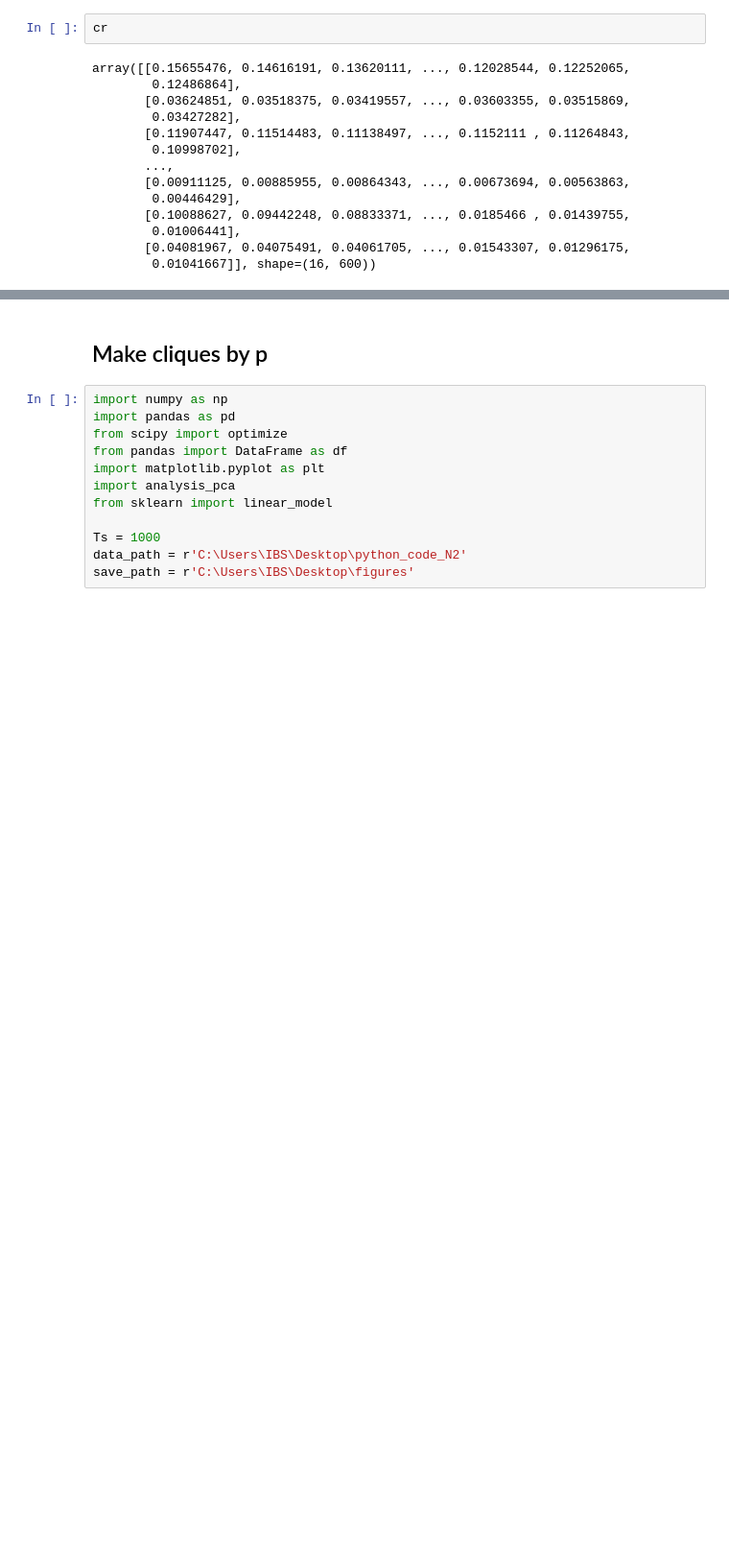
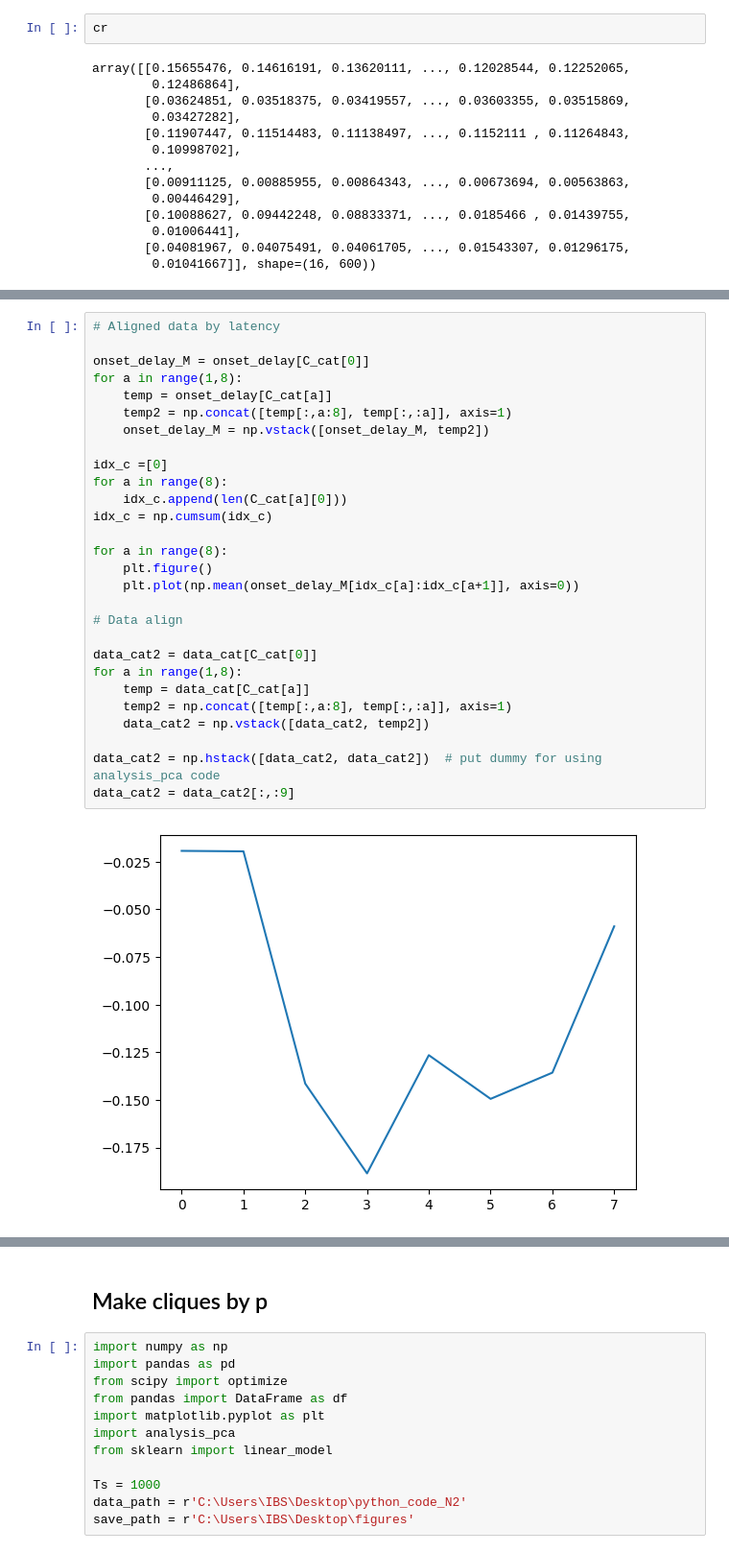
Before and after one commit to NeuroAI-IBS/fn_data_saccade, a Jupyter notebook: Data sorting/python_code/cliques_analy.ipynb, the cells around one changed output, grey strips where cells are left out. Shown at 96% size. Saved outputs shown, nothing was run; the diff lists cells and outputs as text; blank space fills up the shorter version.

```diff
--- a/Data sorting/python_code/cliques_analy.ipynb
+++ b/Data sorting/python_code/cliques_analy.ipynb
@@ -175,0 +261,30 @@ array([[0.15655476, 0.14616191, 0.13620111, ..., 0.12028544, 0.12252065,
+# %%
+# Aligned data by latency
+
+onset_delay_M = onset_delay[C_cat[0]]
+for a in range(1,8):
+    temp = onset_delay[C_cat[a]]
+    temp2 = np.concat([temp[:,a:8], temp[:,:a]], axis=1)
+    onset_delay_M = np.vstack([onset_delay_M, temp2])
+
+idx_c =[0]
+for a in range(8):
+    idx_c.append(len(C_cat[a][0]))
+idx_c = np.cumsum(idx_c)
+
+for a in range(8):
+    plt.figure()
+    plt.plot(np.mean(onset_delay_M[idx_c[a]:idx_c[a+1]], axis=0))
+
+# Data align
+
+data_cat2 = data_cat[C_cat[0]]
+for a in range(1,8):
+    temp = data_cat[C_cat[a]]
+    temp2 = np.concat([temp[:,a:8], temp[:,:a]], axis=1)
+    data_cat2 = np.vstack([data_cat2, temp2])
+
+data_cat2 = np.hstack([data_cat2, data_cat2])  # put dummy for using analysis_pca code
+data_cat2 = data_cat2[:,:9]
+# %% [output]
+[figure, added]
```
Also changed, not shown: parts of 14 cells of this notebook.
